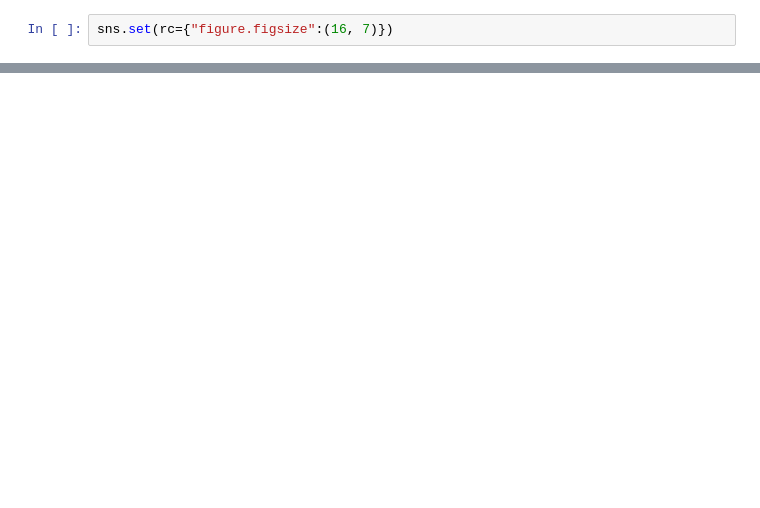
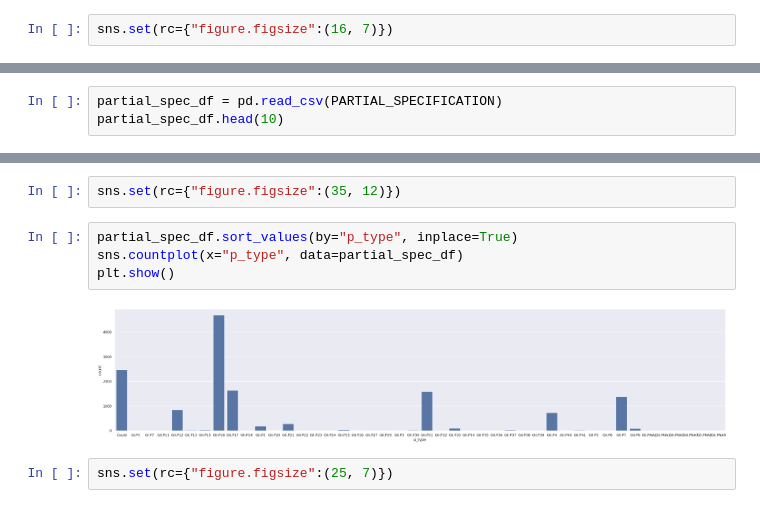
Before and after one commit to chriryde/norovirus-gii-dualtyping-ngs, a Jupyter notebook: notebooks/01_curation.ipynb, the cells around one changed output, grey strips where cells are left out. Drawn from its saved outputs; the diff is of its cells as text; blank space fills up the shorter version.

```diff
--- a/notebooks/01_curation.ipynb
+++ b/notebooks/01_curation.ipynb
@@ -46,0 +48,3 @@ plt.show()
+# %%
+partial_spec_df = pd.read_csv(PARTIAL_SPECIFICATION)
+partial_spec_df.head(10)
@@ -46,0 +63,10 @@ plt.show()
+# %%
+sns.set(rc={"figure.figsize":(35, 12)})
+# %%
+partial_spec_df.sort_values(by="p_type", inplace=True)
+sns.countplot(x="p_type", data=partial_spec_df)
+plt.show()
+# %% [output]
+[figure, added]
+# %%
+sns.set(rc={"figure.figsize":(25, 7)})
```
Also changed, not shown: parts of 6 cells of this notebook, 32 other files.
